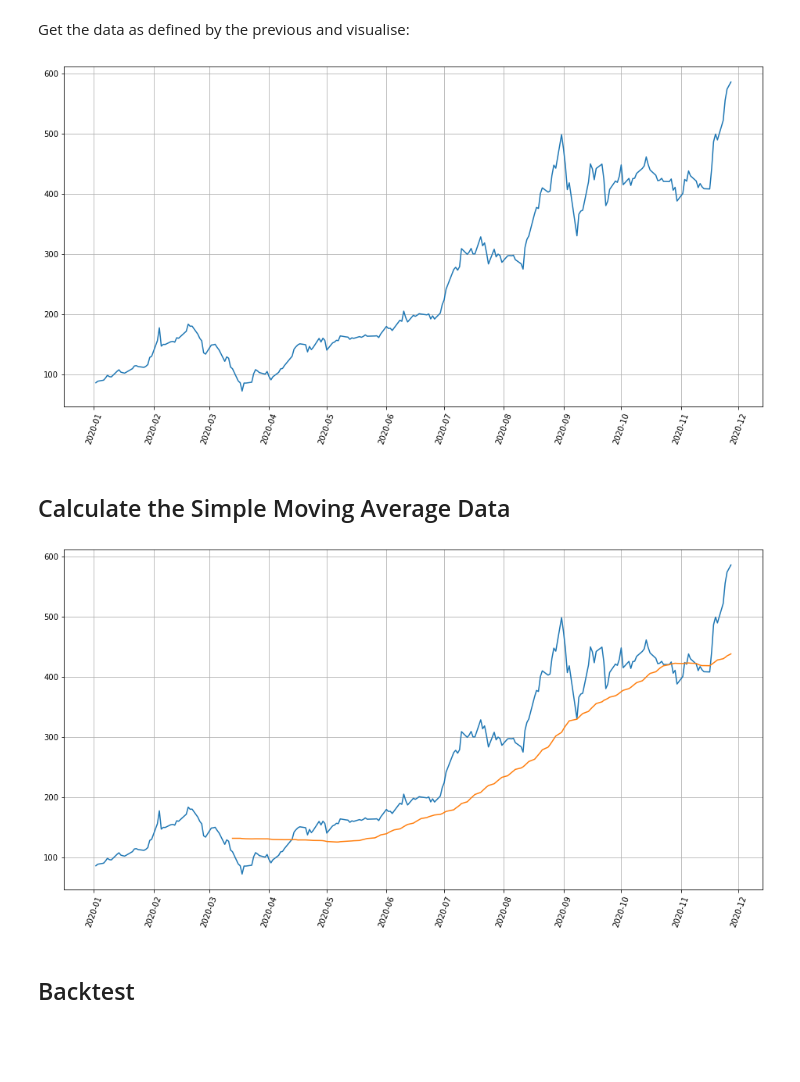
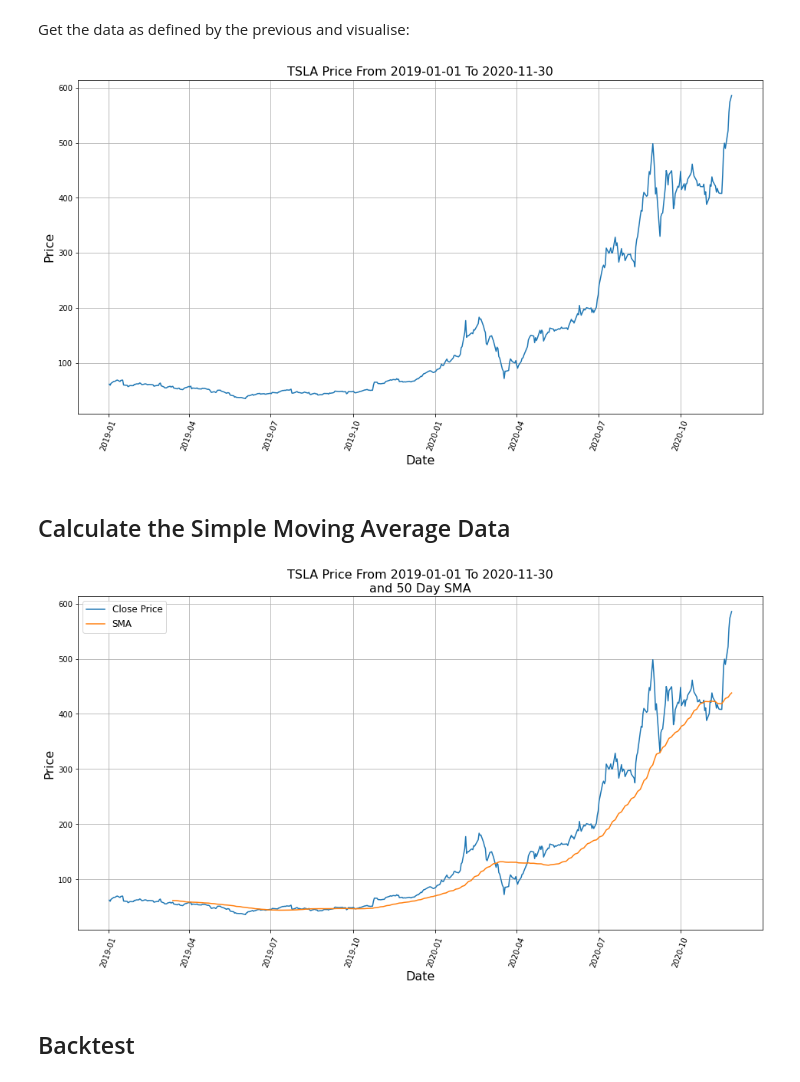
Before and after one commit to twarsop/simple-moving-average-backtest, a Jupyter notebook: sma.ipynb, the cells around one changed output. Cells and saved outputs as stored; diff of their text form; code cells hidden in the pictures; blank space fills up the shorter version.

Commit message:
added titles and labels to graphs

```diff
--- a/sma.ipynb
+++ b/sma.ipynb
@@ -13,7 +13,7 @@ import math
 In the following set the variables up you would like to run the SMA backtest for (dates are of the format 'yyyy-mm-dd' and the window size is in days):
 # %%
 ticker_symbol = 'TSLA'
-start_date = '2020-01-01'
+start_date = '2019-01-01'
 end_date = '2020-11-30'
 sma_window_size = 50
 # %% [markdown]
@@ -23,14 +23,17 @@ Get the data as defined by the previous and visualise:
 # %%
 stock_price_data = yf.Ticker(ticker_symbol)
 hist = stock_price_data.history(start=start_date, end=end_date)
 
 plt.figure(figsize=(16,8))
 plt.plot(hist.index, hist['Close'])
 plt.xticks(rotation=70)
 plt.grid()
+plt.title('{0} Price From {1} To {2}'.format(ticker_symbol, start_date, end_date), fontsize=16)
+plt.xlabel('Date', fontsize=16)
+plt.ylabel('Price', fontsize=16)
 plt.show()
 # %% [output]
-[figure, old version]
+[figure, new version]
 # %% [markdown]
 ## Calculate the Simple Moving Average Data
 # %%
@@ -41,9 +44,14 @@ plt.plot(hist.index, hist['Close'])
 plt.plot(hist.index, hist['SMA'])
 plt.xticks(rotation=70)
 plt.grid()
+plt.title('{0} Price From {1} To {2}\nand {3} Day SMA'.format(\
+      ticker_symbol, start_date, end_date, sma_window_size), fontsize=16)
+plt.xlabel('Date', fontsize=16)
+plt.ylabel('Price', fontsize=16)
+plt.legend(['Close Price', 'SMA'], loc='upper left', fontsize=12)
 plt.show()
 # %% [output]
-[figure, old version]
+[figure, new version]
 # %% [markdown]
 ## Backtest
 # %%
```
Also changed, not shown: parts of 3 cells of this notebook.
